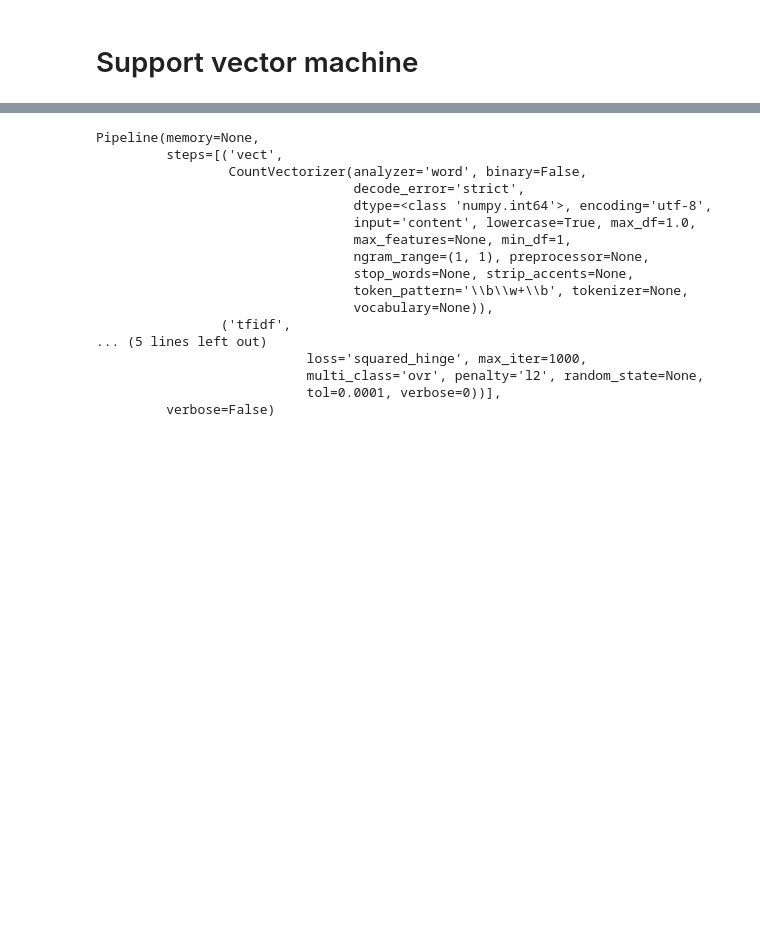
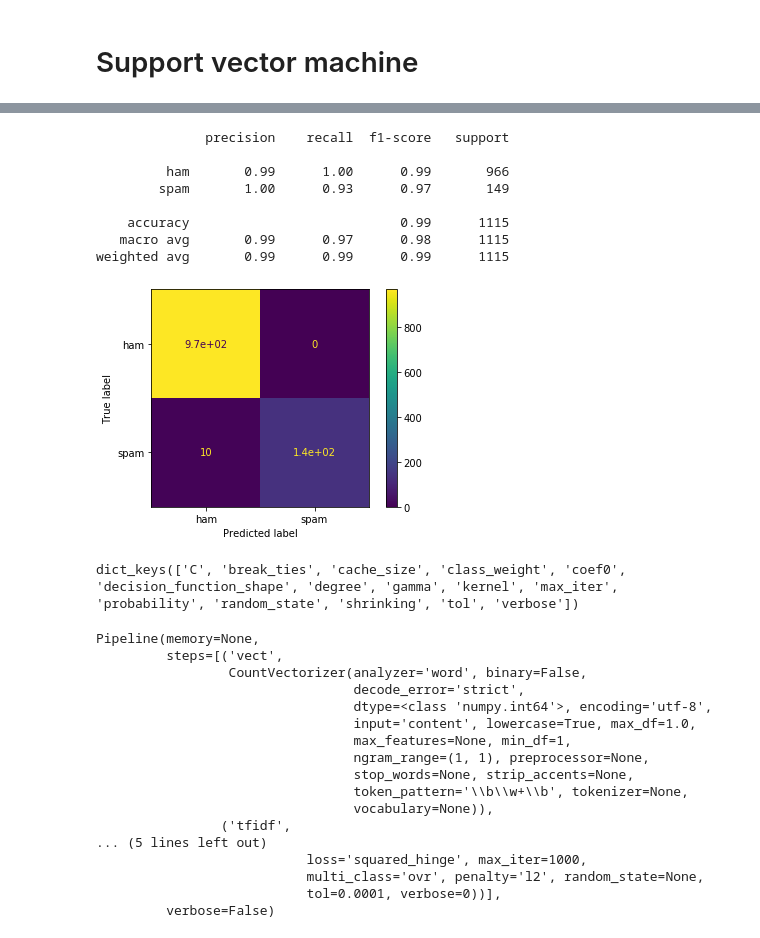
Before and after one commit to Dinesh-Adhithya-H/Natural-Language-Processing, a Jupyter notebook: SMS Spam Detection/Text Classification using supervised Learning techniques.ipynb, the cells around one changed output, grey strips where cells are left out. Drawn from its saved outputs; the diff is of its cells as text; code cells hidden in the pictures; blank space fills up the shorter version.

```diff
--- a/SMS Spam Detection/Text Classification using supervised Learning techniques.ipynb
+++ b/SMS Spam Detection/Text Classification using supervised Learning techniques.ipynb
@@ -322,3 +322,11 @@ u receive msg
 email alertfrom: jeri stewartsize: 2kbsubject: low-cost prescripiton drvgsto listen email call 123
 # %% [markdown]
 # Support vector machine
+# %%
+from sklearn import svm
+clf=svm.SVC(class_weight='balanced',kernel="rbf")
+pipeline = Pipeline([
+    ('vect', CountVectorizer(token_pattern=r'\b\w+\b')),
+    ('tfidf', TfidfTransformer(use_idf=True,smooth_idf=True)),
+    ('clf', clf),])
+pipeline.fit(x_train,y_train)
@@ -325,8 +351,27 @@ email alertfrom: jeri stewartsize: 2kbsubject: low-cost prescripiton drvgsto lis
+# %%
+predicted = pipeline.predict(x_test);
+print(classification_report(y_test, predicted))
+plot_confusion_matrix(pipeline,x_test,y_test)
+plt.show()
+# %% [output]
+              precision    recall  f1-score   support
+
+         ham       0.99      1.00      0.99       966
+        spam       1.00      0.93      0.97       149
+
+    accuracy                           0.99      1115
+   macro avg       0.99      0.97      0.98      1115
+weighted avg       0.99      0.99      0.99      1115
+[figure, added]
 # %%
 svm_model = Pipeline([
     ('vect', CountVectorizer(token_pattern=r'\b\w+\b')),
     ('tfidf', TfidfTransformer(use_idf=True,smooth_idf=True)),
     ('clf', LinearSVC(class_weight="balanced")),])
+# %%
+clf.get_params().keys()
+# %% [output]
+dict_keys(['C', 'break_ties', 'cache_size', 'class_weight', 'coef0', 'decision_function_shape', 'degree', 'gamma', 'kernel', 'max_iter', 'probability', 'random_state', 'shrinking', 'tol', 'verbose'])
 # %%
 y_train1=[]
 for i in y_train:
```
Also changed, not shown: parts of 2 cells of this notebook, 1 other file.
